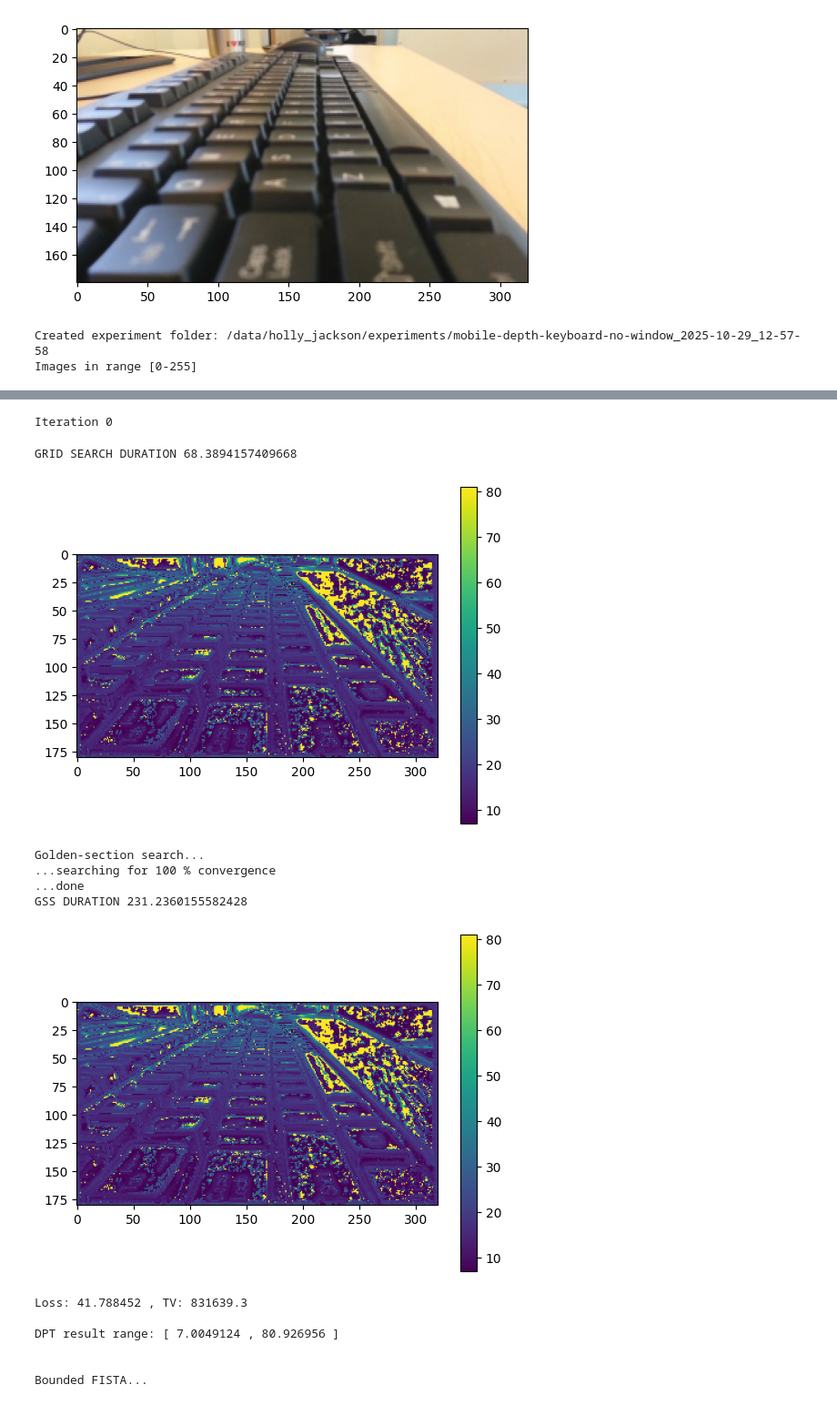
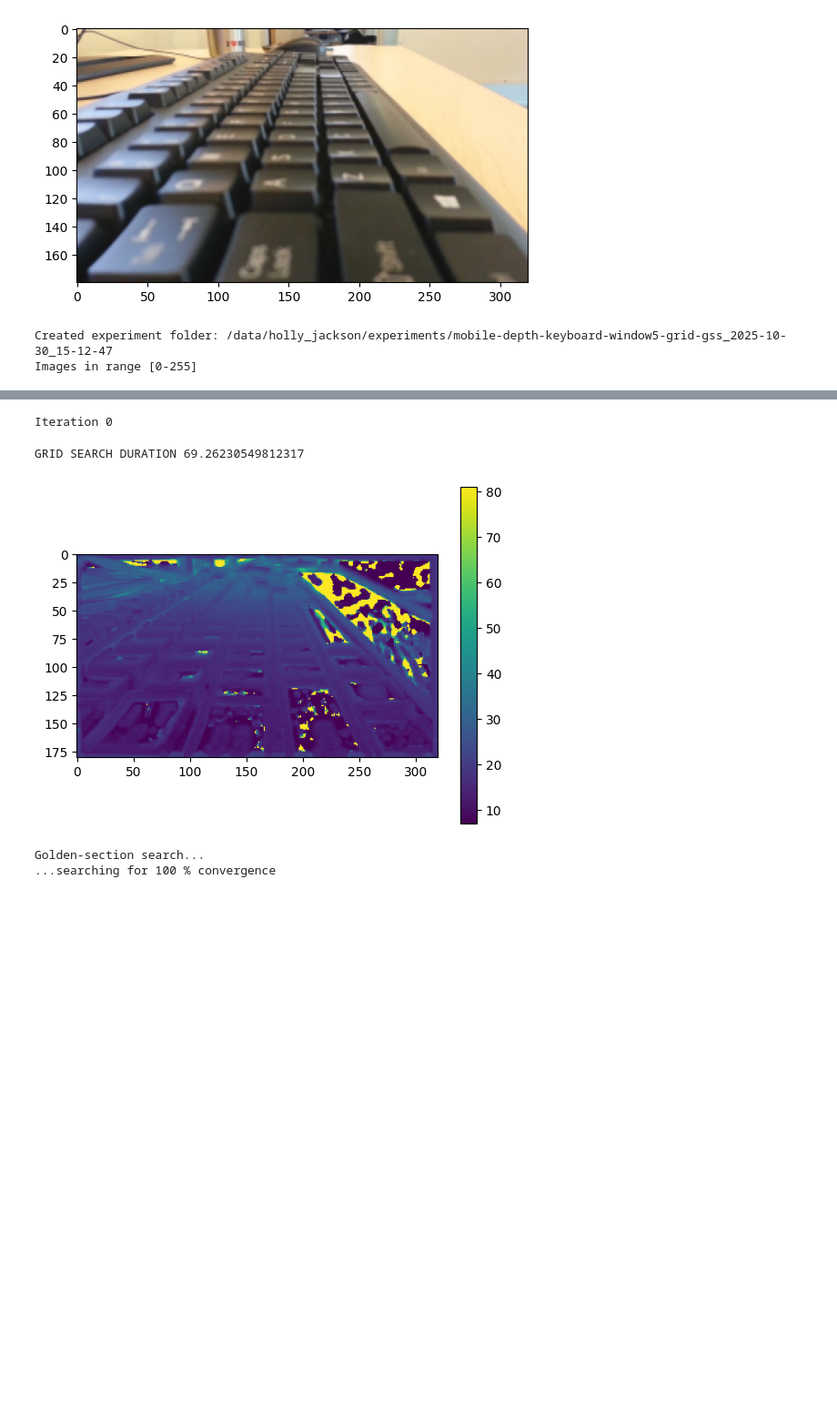
Before and after one commit to hollyjackson/dfd, a Jupyter notebook: dfd-MobileDepth.ipynb, the cells around one changed output, grey strips where cells are left out. Shown at 91% size. Cells and saved outputs as stored; diff of their text form; code cells hidden in the pictures; blank space fills up the shorter version.

Commit message:
gss windowing implemented successfully

```diff
--- a/dfd-MobileDepth.ipynb
+++ b/dfd-MobileDepth.ipynb
@@ -95,37 +96,29 @@ plt.show()
 # %%
 # -------------------
 # COORDINATE DESCENT
 # -------------------
 
 globals.thresh = 0.5
+globals.window_size = 5
 
 dpt, aif, _, _ = coordinate_descent.coordinate_descent(defocus_stack,
         experiment_folder='/data/holly_jackson/experiments',
-        show_plots=True, save_plots=True,
-        experiment_name = 'mobile-depth-keyboard-no-window', num_epochs = 1,
+        show_plots=True, save_plots=True, num_epochs = 1,
+        experiment_name = 'mobile-depth-keyboard-window5-grid-gss',
         # least_squares_first=True, depth_init=depth_init,
         least_squares_first = False, aif_init = aif_init,
         k = 1, aif_method = 'fista',
         finite_differences = False, num_Z = 100,
         ls_maxiter = 200, ls_maxiter_multiplier = 1.05,
         min_Z = globals.min_Z, max_Z = globals.max_Z,
         vmin = globals.min_Z, vmax = globals.max_Z, verbose = True,
-        windowed_mse = False)
+        windowed_mse = True)
 # %% [output]
-Created experiment folder: /data/holly_jackson/experiments/mobile-depth-keyboard-no-window_2025-10-29_12-57-58
+Created experiment folder: /data/holly_jackson/experiments/mobile-depth-keyboard-window5-grid-gss_2025-10-30_15-12-47
 Images in range [0-255]
 [figure]
 Iteration 0
-GRID SEARCH DURATION 68.3894157409668
+GRID SEARCH DURATION 69.26230549812317
-[figure, old version]
+[figure, new version]
 Golden-section search...
 ...searching for 100 % convergence
-...done
-GSS DURATION 231.2360155582428
-[figure, removed]
-Loss: 41.788452 , TV: 831639.3
-
-DPT result range: [ 7.0049124 , 80.926956 ]
-
-
-Bounded FISTA...
```
Also changed, not shown: parts of 2 cells of this notebook, 5 other files.
